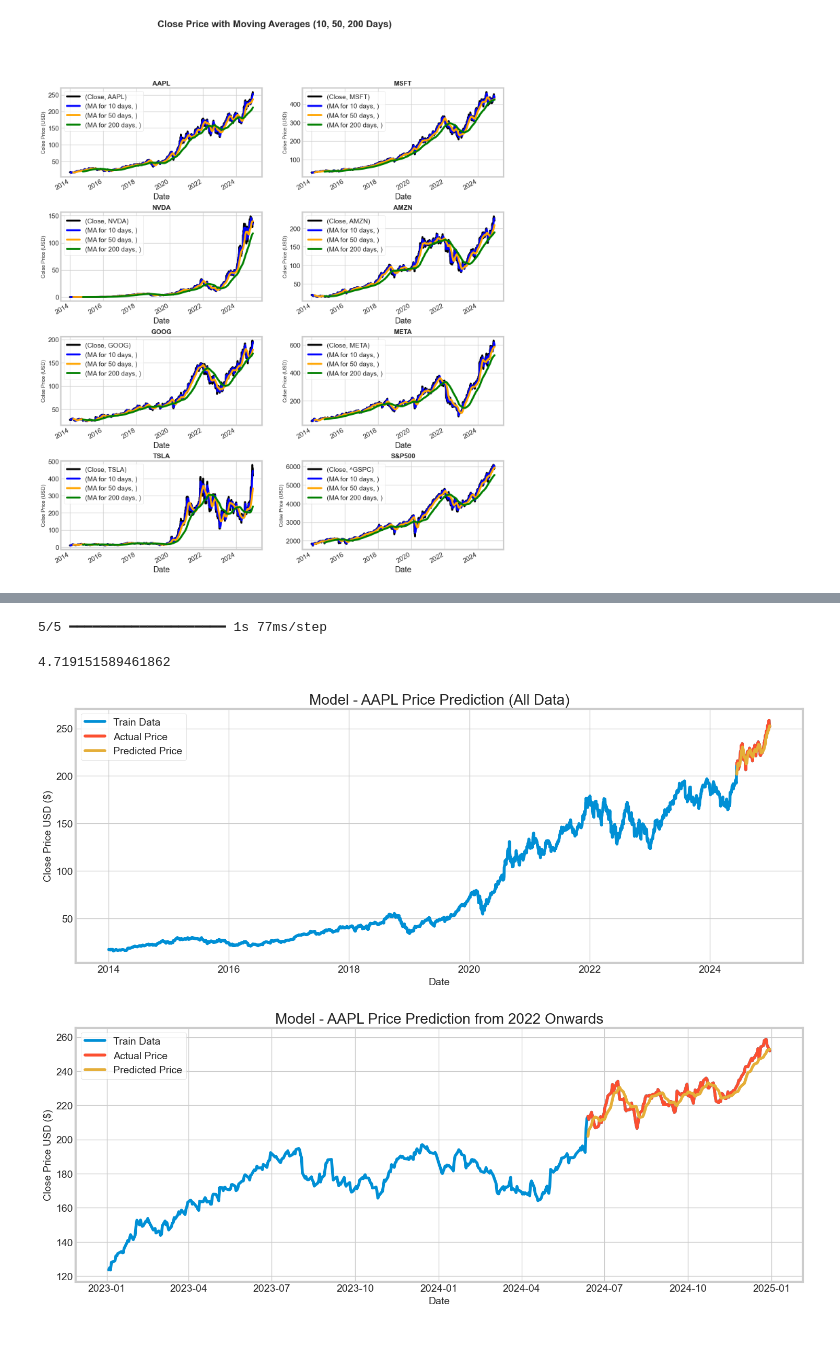
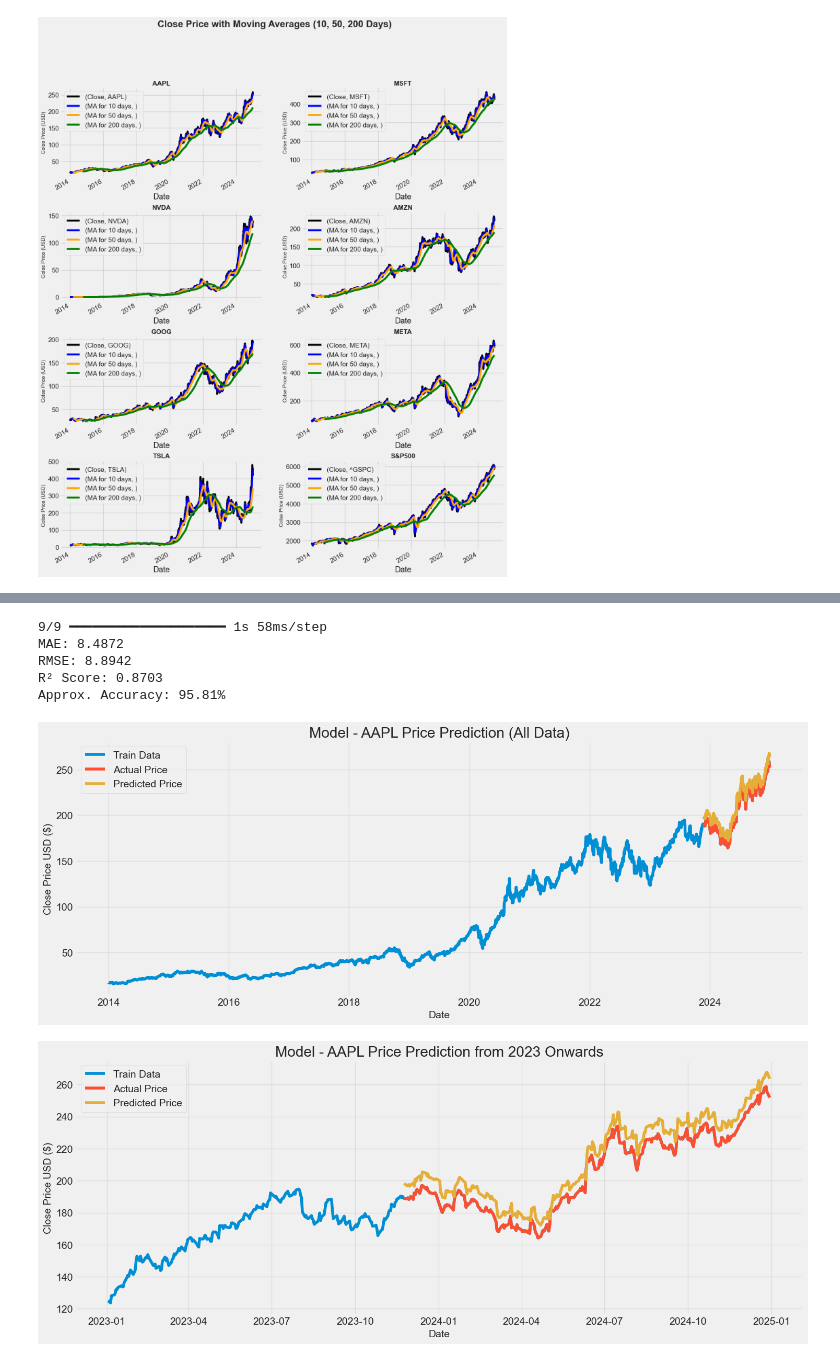
Before and after one commit to Ittiphon17/Portfolio-Theory-Analysis-MAG-7, a Jupyter notebook: Model Training (LSTM).ipynb, the cells around one changed output, grey strips where cells are left out. Saved outputs shown, nothing was run; the diff lists cells and outputs as text; code cells hidden in the pictures.

```diff
--- a/Model Training (LSTM).ipynb
+++ b/Model Training (LSTM).ipynb
@@ -66,8 +64,6 @@ aapl
 ### Closing Price
 # %%
 # Historical view of the closing price
-sns.set_style("whitegrid")
-
 stock_names = ['AAPL', 'MSFT', 'NVDA', 'AMZN', 'GOOG', 'META', 'TSLA', 'S&P500']
 list_stocks = [aapl, msft, nvda, amzn, goog, meta, tsla, sp500]
 
@@ -91,6 +87,7 @@ plt.show()
 # %%
 list_stocks = [aapl, msft, nvda, amzn, goog, meta, tsla, sp500]
 stock_names = ['AAPL', 'MSFT', 'NVDA', 'AMZN', 'GOOG', 'META', 'TSLA', 'S&P500']
+colors = ['black', 'blue', 'orange', 'green']
 
 # Cal Moving Averages
 ma_days = [10, 50, 200]
@@ -98,9 +95,6 @@ for company in list_stocks:
     for ma in ma_days:
         column_name = f"MA for {ma} days"
         company[column_name] = company['Close'].rolling(window=ma).mean()
-
-sns.set_style("whitegrid")
-colors = ['black', 'blue', 'orange', 'green']
 
 fig, axes = plt.subplots(nrows=4, ncols=2, figsize=(15, 20))
 fig.suptitle('Close Price with Moving Averages (10, 50, 200 Days)', fontsize=20, fontweight='bold')
@@ -156,11 +170,11 @@ plt.show()
 # %%
-# Create a new dataframe with only the 'Close column
+# Create a new dataframe with only the 'Close column'
 data = aapl_df['Close']
 # Convert the dataframe to a numpy array
 dataset = data.values
 # Get the number of rows to train the model on
-training_data_len = int(np.ceil(len(dataset)*0.95))
+training_data_len = int(np.ceil(len(dataset)*0.9))
 
-print(f"Total amount of data : {len(dataset)}")
-print(f"Amount of data for training set (95%) : {training_data_len}")
+print(f"Total amount of data : {len(dataset)} Rows")
+print(f"Amount of data for training set (90%) : {training_data_len} Rows")
 # %% [output]
@@ -256,5 +291,5 @@ model_LSTM.add(Dense(1))
 model_LSTM.compile(optimizer='adam', loss='mean_squared_error')
 
 # Train the model
-model_LSTM.fit(x_train, y_train, batch_size=1, epochs=1)
+history = model_LSTM.fit(x_train, y_train, batch_size=1, epochs=5)
 # %% [output]
@@ -263,29 +318,38 @@ model_LSTM.fit(x_train, y_train, batch_size=1, epochs=1)
 # %%
-# Create the testing data set
-# Create a new array containing scaled values from index 1543 to 2002
+# Create the testing data set and new array containing scaled values
 test_data = scaled_data[training_data_len - 60: , :]
+
 # Create the data sets x_test and y_test
 x_test = []
 y_test = dataset[training_data_len:, :]
 for i in range(60, len(test_data)):
     x_test.append(test_data[i-60:i, 0])
 
-# Convert the data to a numpy array
-x_test = np.array(x_test)
-
-# Reshape the data
-x_test = np.reshape(x_test, (x_test.shape[0], x_test.shape[1], 1 ))
+x_test = np.array(x_test) # Convert the data to a numpy array
+x_test = np.reshape(x_test, (x_test.shape[0], x_test.shape[1], 1 )) # Reshape the data
 
 # Get the models predicted price values
 predictions = model_LSTM.predict(x_test)
-predictions = scaler.inverse_transform(predictions)
+predictions = scaler.inverse_transform(predictions) # Convert from scaled values back to real prices (inverse transform)
 
-# Get the root mean squared error (RMSE)
-rmse = np.sqrt(np.mean(((predictions - y_test) ** 2)))
-rmse # ยิ่ง RMSE น้อย → โมเดลยิ่งทำนายได้แม่น
+########################################################################################################################
+from sklearn.metrics import mean_absolute_error, mean_squared_error, r2_score
+
+mae = mean_absolute_error(y_test, predictions)
+rmse = np.sqrt(mean_squared_error(y_test, predictions))
+r2 = r2_score(y_test, predictions)
+accuracy = 100 - np.mean(np.abs((predictions - y_test) / y_test)) * 100 # Approximate
+
+print(f"MAE: {mae:.4f}")
+print(f"RMSE: {rmse:.4f}")
+print(f"R² Score: {r2:.4f}")
+print(f"Approx. Accuracy: {accuracy:.2f}%")
 # %% [output]
-5/5 ━━━━━━━━━━━━━━━━━━━━ 1s 77ms/step
+9/9 ━━━━━━━━━━━━━━━━━━━━ 1s 58ms/step
+MAE: 8.4872
+RMSE: 8.8942
+R² Score: 0.8703
+Approx. Accuracy: 95.81%
-4.719151589461862
 # %%
 # Plot the data
 valid = aapl_df[training_data_len:].copy()
@@ -297,28 +361,28 @@ plt.figure(figsize=(16, 6))
 plt.title('Model - AAPL Price Prediction (All Data)')
 plt.xlabel('Date', fontsize=14)
 plt.ylabel('Close Price USD ($)', fontsize=14)
-plt.plot(aapl_df['Close'], label='Actual Price')  # กราฟราคาจริงทั้งหมด
-plt.plot(valid[['Close', 'Predictions']], linestyle='-')  # กราฟช่วง test ที่มี prediction
+plt.plot(aapl_df['Close'], label='Actual Price')
+plt.plot(valid[['Close', 'Predictions']], linestyle='-')
 plt.legend(['Train Data', 'Actual Price', 'Predicted Price'])
-plt.grid(True)
+plt.grid(True, alpha=0.5)
 plt.show()
 # %% [output]
-[figure, old version]
+[figure, new version]
 # %%
 # Model - AAPL Price Prediction from 2023
-aapl_df_2022 = aapl_df.loc['2023-01-01':]
-valid_2022 = valid.loc['2023-01-01':]
+aapl_df_2023 = aapl_df.loc['2023-01-01':]
+valid_2023 = valid.loc['2023-01-01':]
 
 plt.figure(figsize=(16, 6))
-plt.plot(aapl_df_2022['Close'], label='Actual Price')  # กราฟราคาจริงทั้งหมด
-plt.plot(valid_2022[['Close', 'Predictions']], linestyle='-')
+plt.plot(aapl_df_2023['Close'], label='Actual Price')
+plt.plot(valid_2023[['Close', 'Predictions']], linestyle='-')
 plt.legend(['Train Data', 'Actual Price', 'Predicted Price'])
 
-plt.title('Model - AAPL Price Prediction from 2022 Onwards')
+plt.title('Model - AAPL Price Prediction from 2023 Onwards')
 plt.xlabel('Date', fontsize=14)
 plt.ylabel('Close Price USD ($)', fontsize=14)
-plt.grid(True)
+plt.grid(True, alpha=0.5)
 plt.show()
 # %% [output]
-[figure, old version]
+[figure, new version]
 # %%
```
Also changed, not shown: parts of 27 cells of this notebook.
